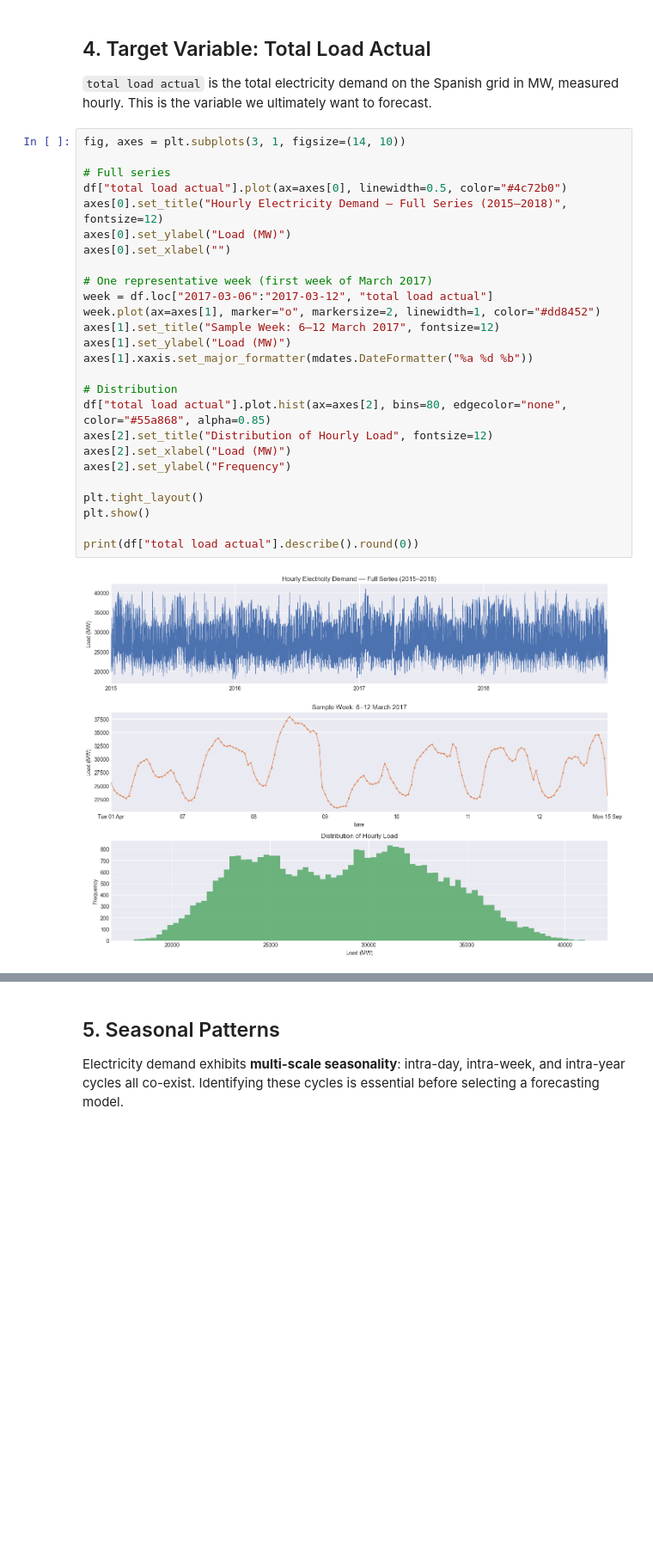
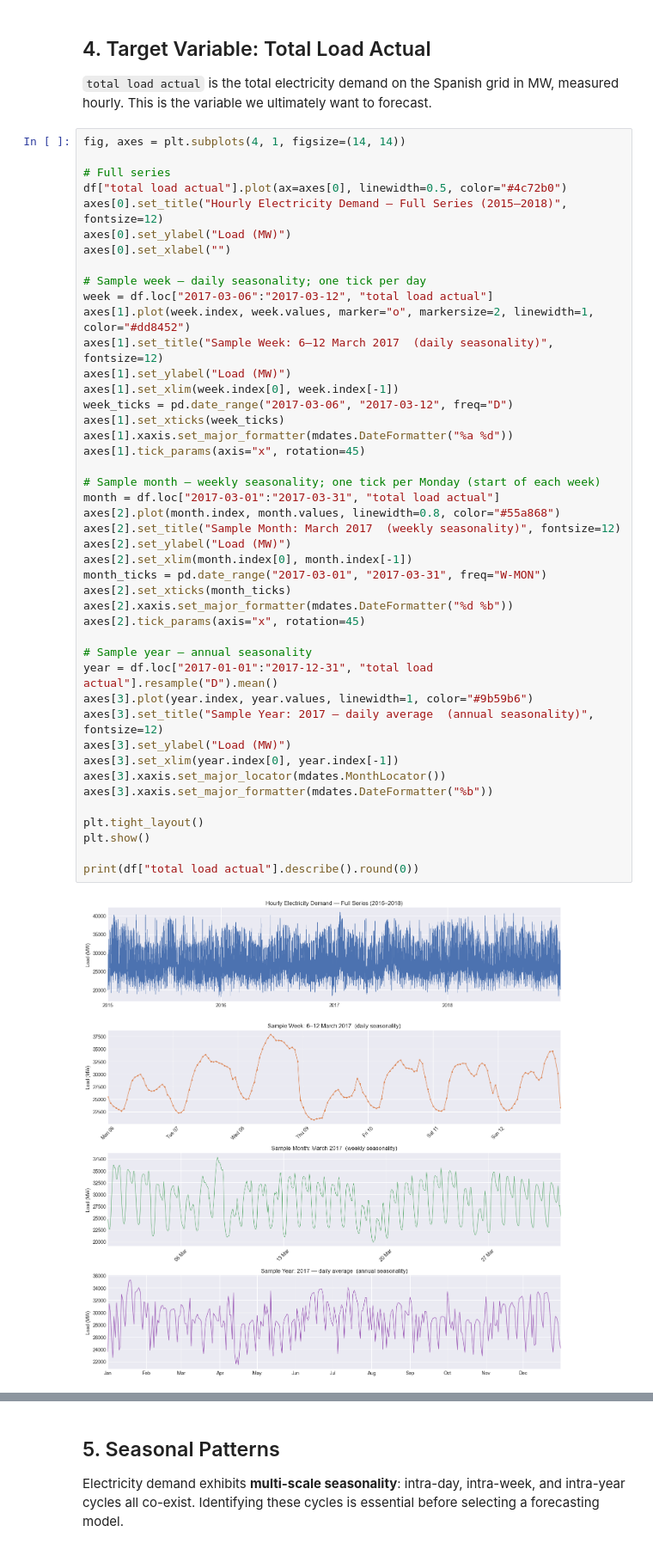
Before and after one commit to Yngvine/Electricity_consumption_predictor, a Jupyter notebook: exploratory_data_analysis.ipynb, the cells around one changed output, grey strips where cells are left out. Shown at 86% size. Drawn from its saved outputs; the diff is of its cells as text; blank space fills up the shorter version.

Commit message:
improving seasonality graphs

```diff
--- a/exploratory_data_analysis.ipynb
+++ b/exploratory_data_analysis.ipynb
@@ -345,33 +345,51 @@ Remaining NaNs in target: 0
 
 `total load actual` is the total electricity demand on the Spanish grid in MW, measured hourly. This is the variable we ultimately want to forecast.
 # %%
-fig, axes = plt.subplots(3, 1, figsize=(14, 10))
+fig, axes = plt.subplots(4, 1, figsize=(14, 14))
 
 # Full series
 df["total load actual"].plot(ax=axes[0], linewidth=0.5, color="#4c72b0")
 axes[0].set_title("Hourly Electricity Demand — Full Series (2015–2018)", fontsize=12)
 axes[0].set_ylabel("Load (MW)")
 axes[0].set_xlabel("")
 
-# One representative week (first week of March 2017)
+# Sample week — daily seasonality; one tick per day
 week = df.loc["2017-03-06":"2017-03-12", "total load actual"]
-week.plot(ax=axes[1], marker="o", markersize=2, linewidth=1, color="#dd8452")
-axes[1].set_title("Sample Week: 6–12 March 2017", fontsize=12)
+axes[1].plot(week.index, week.values, marker="o", markersize=2, linewidth=1, color="#dd8452")
+axes[1].set_title("Sample Week: 6–12 March 2017  (daily seasonality)", fontsize=12)
 axes[1].set_ylabel("Load (MW)")
-axes[1].xaxis.set_major_formatter(mdates.DateFormatter("%a %d %b"))
+axes[1].set_xlim(week.index[0], week.index[-1])
+week_ticks = pd.date_range("2017-03-06", "2017-03-12", freq="D")
+axes[1].set_xticks(week_ticks)
+axes[1].xaxis.set_major_formatter(mdates.DateFormatter("%a %d"))
+axes[1].tick_params(axis="x", rotation=45)
 
-# Distribution
-df["total load actual"].plot.hist(ax=axes[2], bins=80, edgecolor="none", color="#55a868", alpha=0.85)
-axes[2].set_title("Distribution of Hourly Load", fontsize=12)
-axes[2].set_xlabel("Load (MW)")
-axes[2].set_ylabel("Frequency")
+# Sample month — weekly seasonality; one tick per Monday (start of each week)
+month = df.loc["2017-03-01":"2017-03-31", "total load actual"]
+axes[2].plot(month.index, month.values, linewidth=0.8, color="#55a868")
+axes[2].set_title("Sample Month: March 2017  (weekly seasonality)", fontsize=12)
+axes[2].set_ylabel("Load (MW)")
+axes[2].set_xlim(month.index[0], month.index[-1])
+month_ticks = pd.date_range("2017-03-01", "2017-03-31", freq="W-MON")
+axes[2].set_xticks(month_ticks)
+axes[2].xaxis.set_major_formatter(mdates.DateFormatter("%d %b"))
+axes[2].tick_params(axis="x", rotation=45)
+
+# Sample year — annual seasonality
+year = df.loc["2017-01-01":"2017-12-31", "total load actual"].resample("D").mean()
+axes[3].plot(year.index, year.values, linewidth=1, color="#9b59b6")
+axes[3].set_title("Sample Year: 2017 — daily average  (annual seasonality)", fontsize=12)
+axes[3].set_ylabel("Load (MW)")
+axes[3].set_xlim(year.index[0], year.index[-1])
+axes[3].xaxis.set_major_locator(mdates.MonthLocator())
+axes[3].xaxis.set_major_formatter(mdates.DateFormatter("%b"))
 
 plt.tight_layout()
 plt.show()
 
 print(df["total load actual"].describe().round(0))
 # %% [output]
-[figure, old version]
+[figure, new version]
 count    35064.0
 mean     28698.0
 std       4576.0
```
Also changed, not shown: parts of 2 cells of this notebook.
